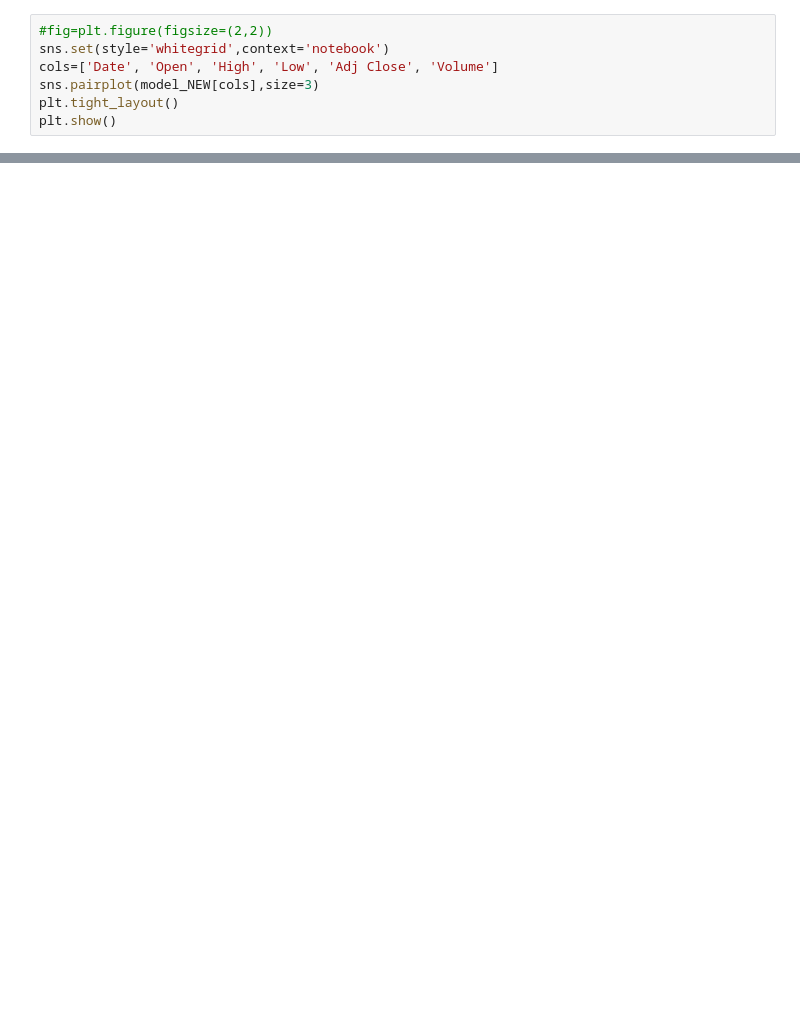
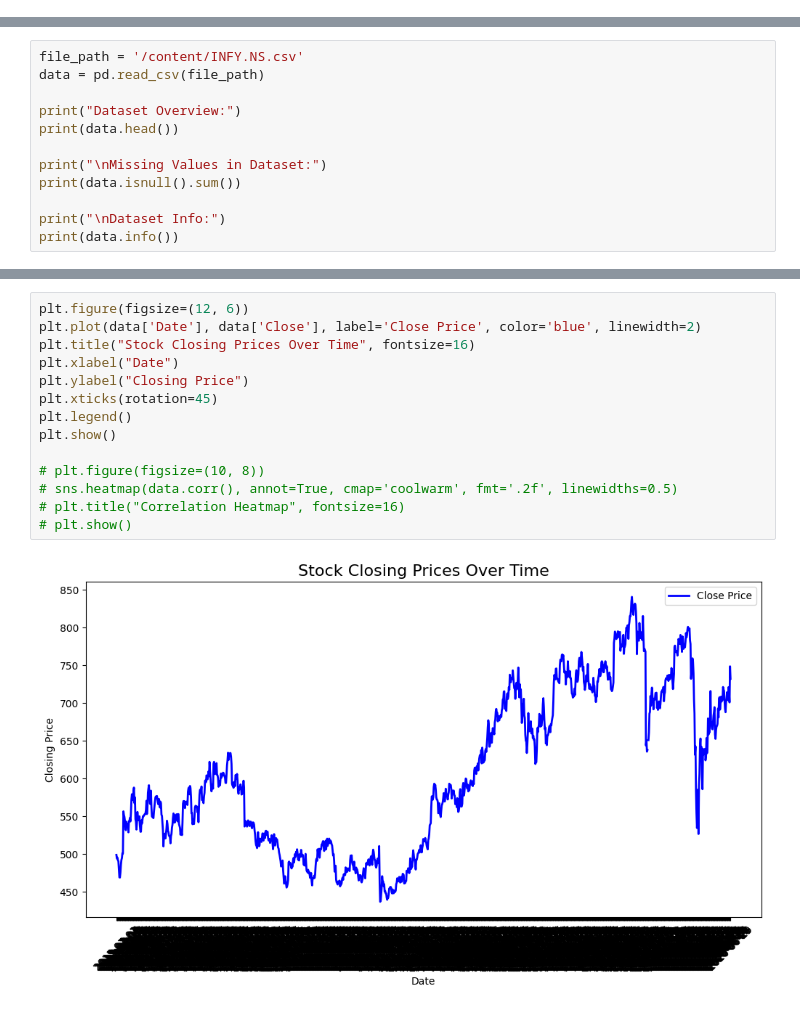
Before and after one commit to HimanshuKumar6565/Satta_Bazaar_Predictor, a Jupyter notebook: Stock_Market_Predictioz_LinerarRegression.ipynb, the cells around one changed output, grey strips where cells are left out. Saved outputs shown, nothing was run; the diff lists cells and outputs as text; blank space fills up the shorter version.

```diff
--- a/Stock_Market_Predictioz_LinerarRegression.ipynb
+++ b/Stock_Market_Predictioz_LinerarRegression.ipynb
@@ -335,7 +0,0 @@ iplot(plot)
-# %%
-#fig=plt.figure(figsize=(2,2))
-sns.set(style='whitegrid',context='notebook')
-cols=['Date', 'Open', 'High', 'Low', 'Adj Close', 'Volume']
-sns.pairplot(model_NEW[cols],size=3)
-plt.tight_layout()
-plt.show()
@@ -447,0 +11,12 @@ interactive(children=(IntSlider(value=50, description='degree', min=1), Output()
+# %%
+file_path = '/content/INFY.NS.csv'
+data = pd.read_csv(file_path)
+
+print("Dataset Overview:")
+print(data.head())
+
+print("\nMissing Values in Dataset:")
+print(data.isnull().sum())
+
+print("\nDataset Info:")
+print(data.info())
@@ -447,0 +41,16 @@ interactive(children=(IntSlider(value=50, description='degree', min=1), Output()
+# %%
+plt.figure(figsize=(12, 6))
+plt.plot(data['Date'], data['Close'], label='Close Price', color='blue', linewidth=2)
+plt.title("Stock Closing Prices Over Time", fontsize=16)
+plt.xlabel("Date")
+plt.ylabel("Closing Price")
+plt.xticks(rotation=45)
+plt.legend()
+plt.show()
+
+# plt.figure(figsize=(10, 8))
+# sns.heatmap(data.corr(), annot=True, cmap='coolwarm', fmt='.2f', linewidths=0.5)
+# plt.title("Correlation Heatmap", fontsize=16)
+# plt.show()
+# %% [output]
+[figure, added]
```
Also changed, not shown: parts of 58 cells of this notebook.
